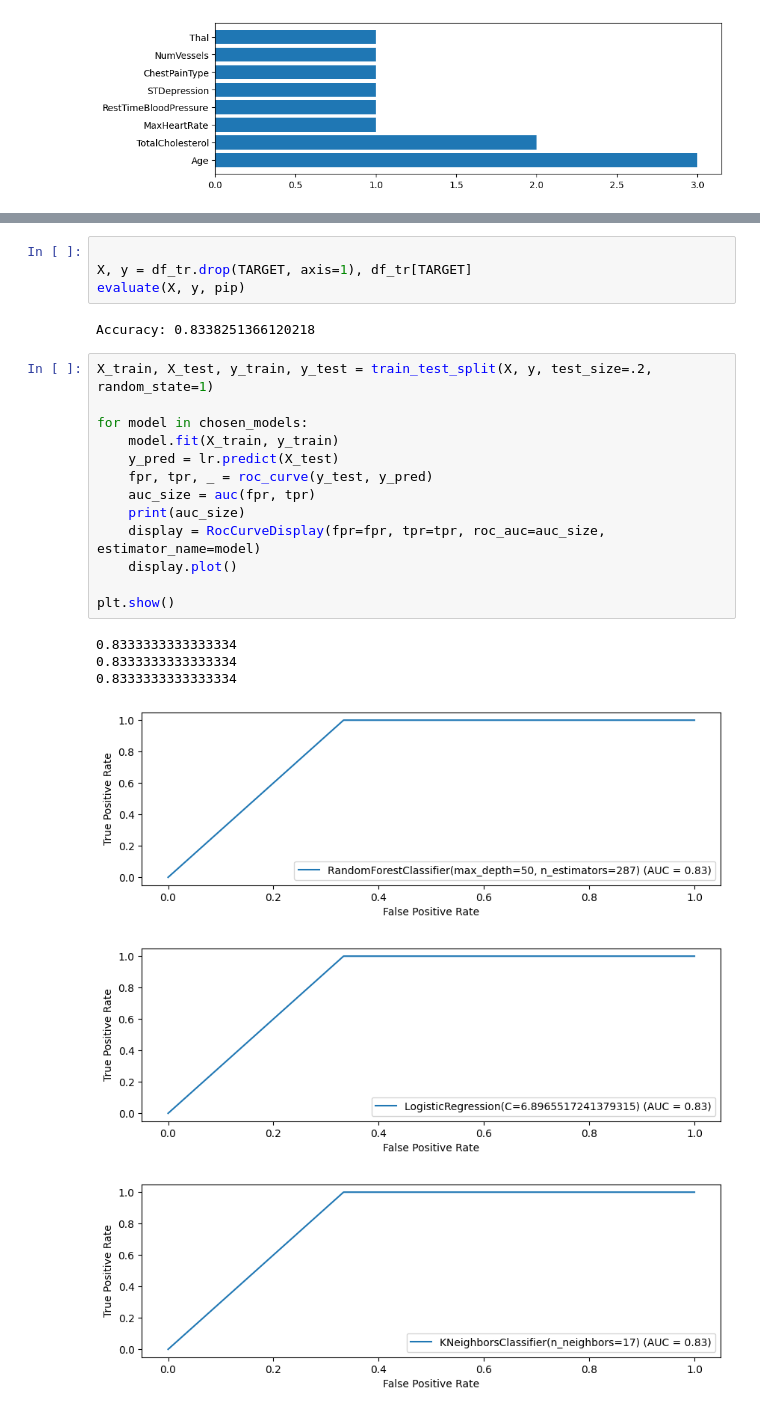
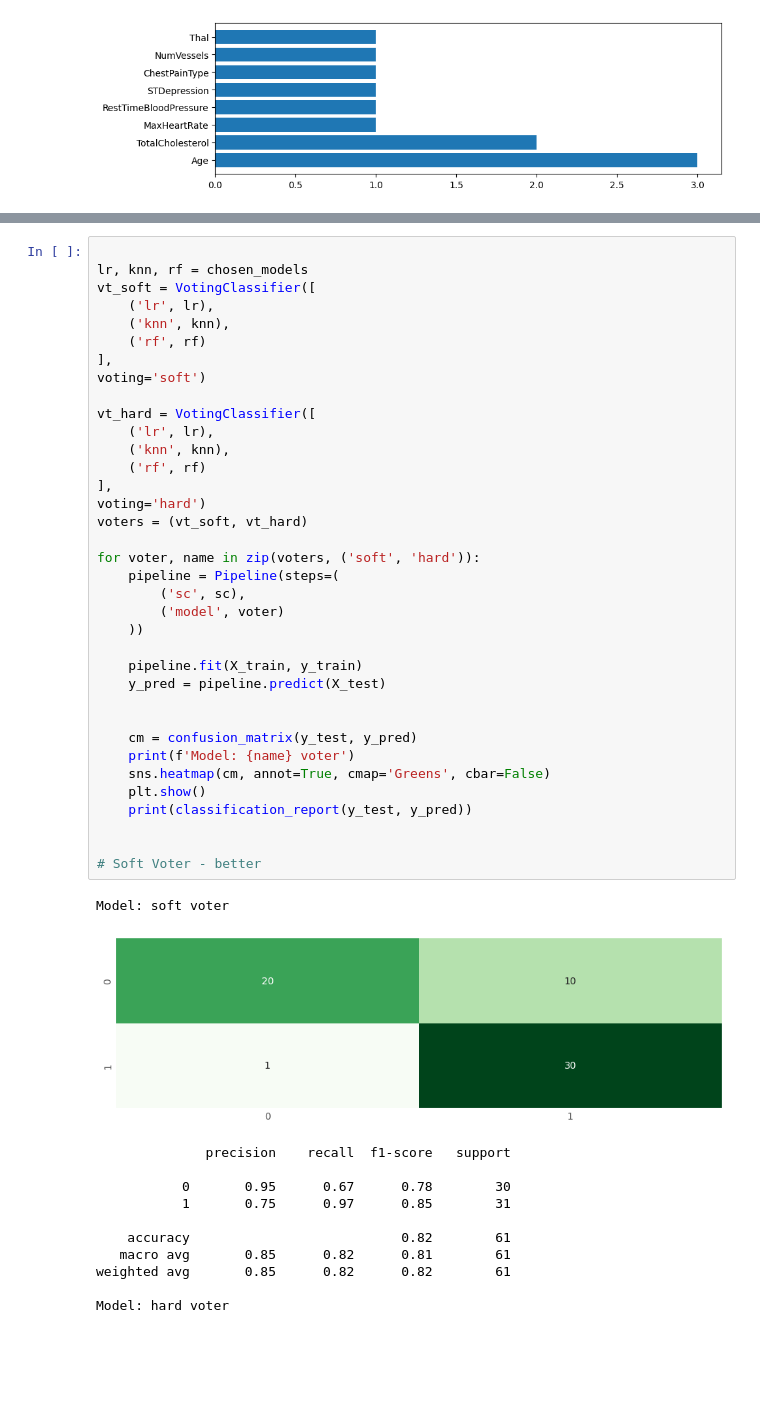
Before and after one commit to Eniark/Heart-Disease-Prediction, a Jupyter notebook: heart_disease.ipynb, the cells around one changed output, grey strips where cells are left out. Cells and saved outputs as stored; diff of their text form; blank space fills up the shorter version.

```diff
--- a/heart_disease.ipynb
+++ b/heart_disease.ipynb
@@ -661,26 +644,49 @@ evaluate(X, y, pip)
-# %%
-
-X, y = df_tr.drop(TARGET, axis=1), df_tr[TARGET]
-evaluate(X, y, pip)
-# %% [output]
-Accuracy: 0.8338251366120218
-# %%
-X_train, X_test, y_train, y_test = train_test_split(X, y, test_size=.2, random_state=1)
-
-for model in chosen_models:
-    model.fit(X_train, y_train)
-    y_pred = lr.predict(X_test)
-    fpr, tpr, _ = roc_curve(y_test, y_pred)
-    auc_size = auc(fpr, tpr)
-    print(auc_size)
-    display = RocCurveDisplay(fpr=fpr, tpr=tpr, roc_auc=auc_size, estimator_name=model)
-    display.plot()
-
-plt.show()
-# %% [output]
-0.8333333333333334
-0.8333333333333334
-0.8333333333333334
-[figure, removed]
-[figure, removed]
-[figure, removed]
+# %%
+
+lr, knn, rf = chosen_models
+vt_soft = VotingClassifier([
+    ('lr', lr),
+    ('knn', knn),
+    ('rf', rf)
+],
+voting='soft')
+
+vt_hard = VotingClassifier([
+    ('lr', lr),
+    ('knn', knn),
+    ('rf', rf)
+],
+voting='hard')
+voters = (vt_soft, vt_hard)
+
+for voter, name in zip(voters, ('soft', 'hard')):
+    pipeline = Pipeline(steps=(
+        ('sc', sc),
+        ('model', voter)
+    ))
+
+    pipeline.fit(X_train, y_train)
+    y_pred = pipeline.predict(X_test)
+
+
+    cm = confusion_matrix(y_test, y_pred)
+    print(f'Model: {name} voter')
+    sns.heatmap(cm, annot=True, cmap='Greens', cbar=False)
+    plt.show()
+    print(classification_report(y_test, y_pred))
+
+
+# Soft Voter - better
+# %% [output]
+Model: soft voter
+[figure, added]
+              precision    recall  f1-score   support
+
+           0       0.95      0.67      0.78        30
+           1       0.75      0.97      0.85        31
+
+    accuracy                           0.82        61
+   macro avg       0.85      0.82      0.81        61
+weighted avg       0.85      0.82      0.82        61
+
+Model: hard voter
```
Also changed, not shown: parts of 18 cells of this notebook, 1 other file.
